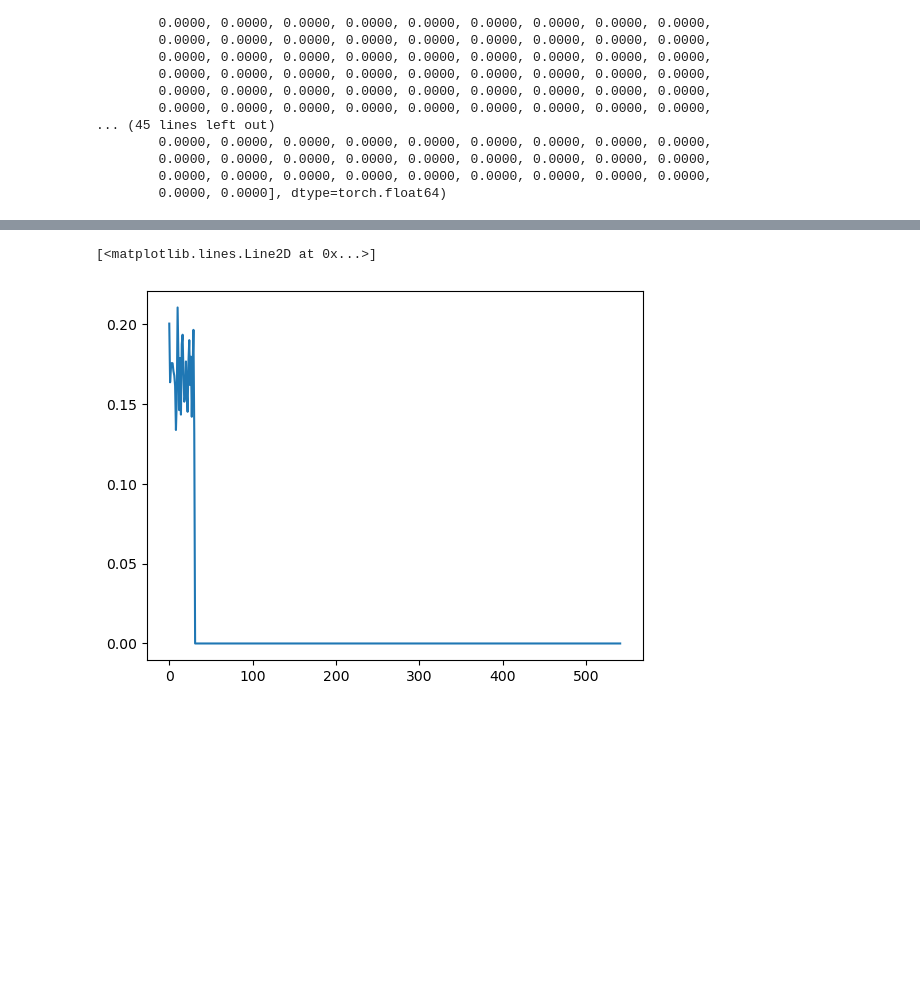
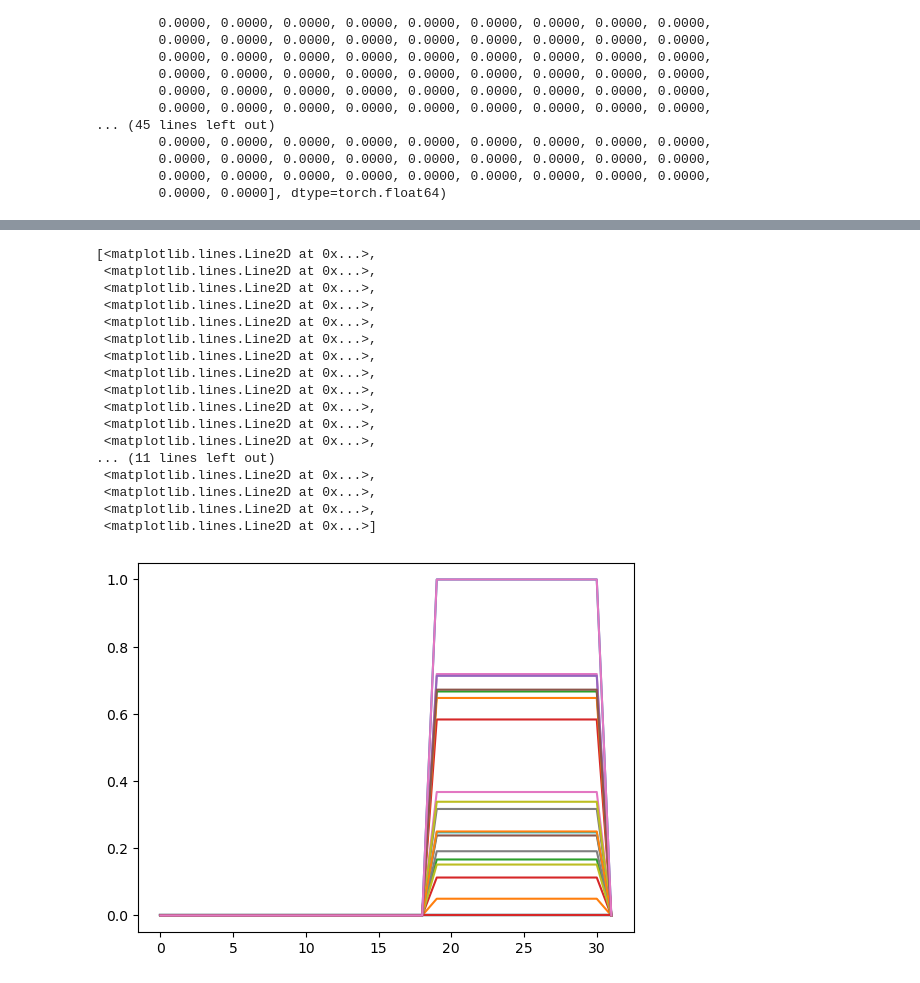
Before and after one commit to acoursey3/transimputer-prognostics, a Jupyter notebook: code/Dataloader.ipynb, the cells around one changed output, grey strips where cells are left out. Cells and saved outputs as stored; diff of their text form; code cells hidden in the pictures; blank space fills up the shorter version.

```diff
--- a/code/Dataloader.ipynb
+++ b/code/Dataloader.ipynb
@@ -13,6 +13,7 @@ https://www.kaggle.com/code/phamvanvung/cmapss
 class CMAPSSTrainDataset(Dataset):
     def __init__(self, dataset_no=1):
         ragged_data = []
+        self.scaler = None
         X_train, y_train = self.load_split_datasets(dataset_no)
         for i in range(len(X_train)):
             for j in range(len(X_train[i])):
@@ -50,6 +51,9 @@ class CMAPSSTrainDataset(Dataset):
 
         return sequenced_data
 
+    def get_scaler(self):
+        return self.scaler
+
     def load_split_datasets(self, dataset_no):
         dataPath = '../CMAPSSData'
         id_col = ['id']
@@ -85,11 +89,11 @@ class CMAPSSTrainDataset(Dataset):
 
         train_datasets, train_lifecycles = [], []
 
-        scaler = MinMaxScaler()
+        self.scaler = MinMaxScaler()
         setNumber = dataset_no
         train, trainLifeCycles = loadTrainData(setNumber, decrease_threshold)
         target = train['RUL'].copy()
-        transformed_train = scaler.fit_transform(train)
+        transformed_train = self.scaler.fit_transform(train)
         train = pd.DataFrame(transformed_train, columns=train.columns, index=train.index)
         train['RUL'] = target
         train_datasets.append(train)
@@ -160,8 +164,9 @@ tensor([0.1996, 0.1628, 0.0000, 0.0000, 0.0000, 0.0000, 0.0000, 0.0000, 0.0000,
         0.0000, 0.0000], dtype=torch.float64)
 # %%
 class CMAPSSTestDataset(Dataset):
-    def __init__(self, size, dataset_no=1):
+    def __init__(self, size, dataset_no=1, scaler=None):
         ragged_data = []
+        self.scaler = scaler
         X_test, y_test = self.load_split_datasets(dataset_no)
         for i in range(len(X_test)):
             for j in range(len(X_test[i])):
@@ -238,12 +243,9 @@ class CMAPSSTestDataset(Dataset):
 
         test_datasets, test_lifecycles = [], []
 
-        scaler = MinMaxScaler()
-
         test, testLifeCycles = loadTestData(setNumber, decrease_threshold)
-        print(testLifeCycles)
         target = test['RUL'].copy()
-        transformed_test = scaler.fit_transform(test)
+        transformed_test = self.scaler.transform(test)
         test = pd.DataFrame(transformed_test, columns=test.columns, index=test.index)
         test['RUL'] = target
         test_datasets.append(test)
@@ -255,7 +257,6 @@ class CMAPSSTestDataset(Dataset):
         split_data, ruls = self.split_by_id(test_datasets[0], setNumber)
         X_test.append(split_data)
         y_test.append(ruls)
-#         print(y_test)
 
         return X_test, y_test
 
@@ -272,5 +273,5 @@ class CMAPSSTestDataset(Dataset):
 
         return split_data, ruls
 # %%
-testdata = CMAPSSTestDataset(size=542, dataset_no=1)
+testdata = CMAPSSTestDataset(size=542, dataset_no=1, scaler=traindata.get_scaler())
 testloader = DataLoader(testdata, batch_size=32, shuffle=False)
@@ -285,6 +307,22 @@ example_test[1][0].shape
 # %%
-plt.plot(example[1][0][31].detach().numpy()[:,18])
+plt.plot(example_test[1][0].detach().numpy()[:,18])
 # plt.plot(example[1][1][31].detach().numpy())
 # %% [output]
-[<matplotlib.lines.Line2D at 0x...>]
+[<matplotlib.lines.Line2D at 0x...>,
+ <matplotlib.lines.Line2D at 0x...>,
+ <matplotlib.lines.Line2D at 0x...>,
+ <matplotlib.lines.Line2D at 0x...>,
+ <matplotlib.lines.Line2D at 0x...>,
+ <matplotlib.lines.Line2D at 0x...>,
+ <matplotlib.lines.Line2D at 0x...>,
+ <matplotlib.lines.Line2D at 0x...>,
+ <matplotlib.lines.Line2D at 0x...>,
+ <matplotlib.lines.Line2D at 0x...>,
+ <matplotlib.lines.Line2D at 0x...>,
+ <matplotlib.lines.Line2D at 0x...>,
+... (11 lines left out)
+ <matplotlib.lines.Line2D at 0x...>,
+ <matplotlib.lines.Line2D at 0x...>,
+ <matplotlib.lines.Line2D at 0x...>,
+ <matplotlib.lines.Line2D at 0x...>]
-[figure, old version]
+[figure, new version]
```
Also changed, not shown: parts of 3 cells of this notebook, 4 other files.
